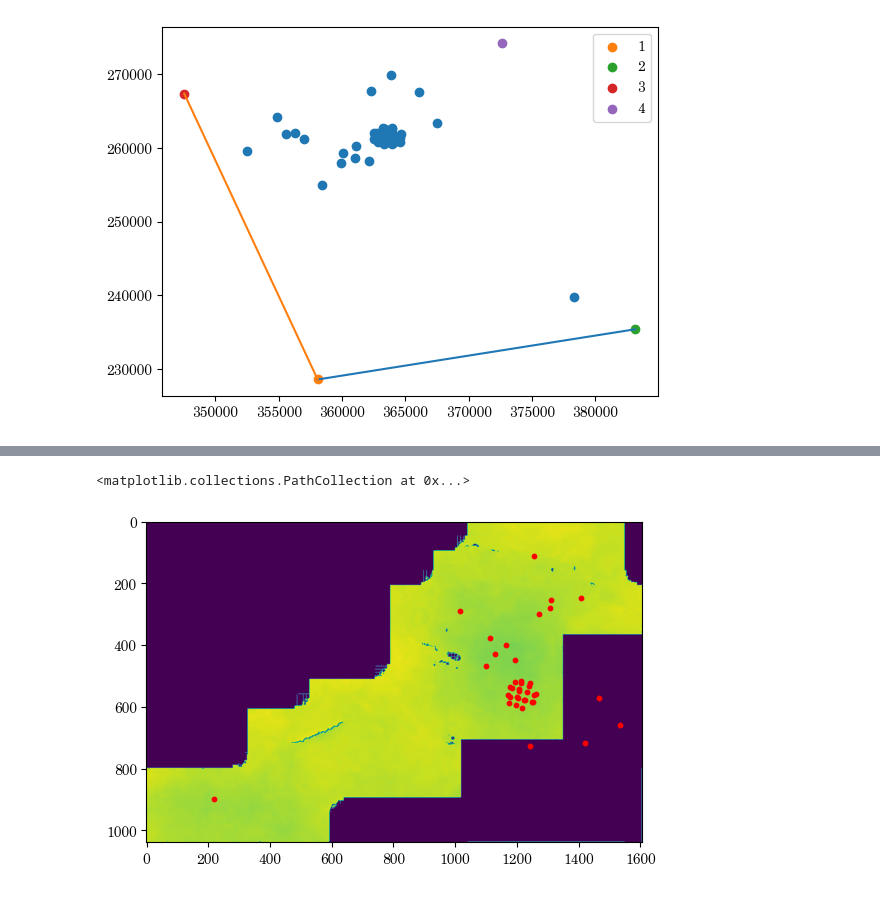
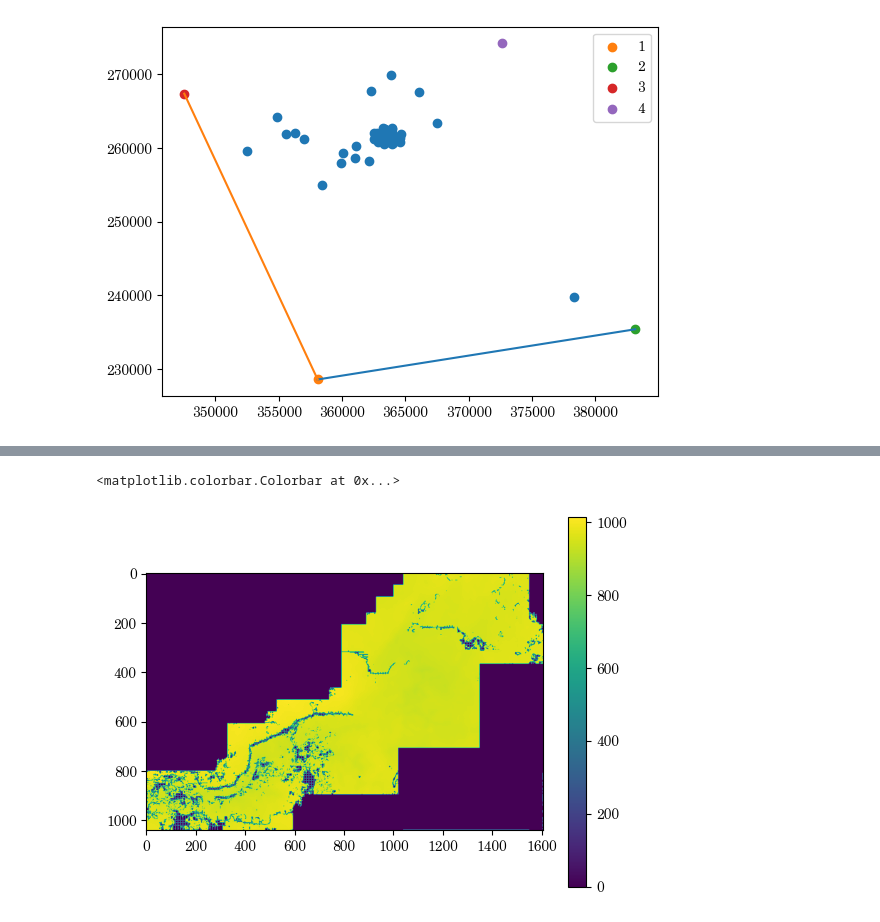
Before and after one commit to grxoxl/inversion, a Jupyter notebook: acoustic_inversion/kazan_data/data_preparation.ipynb, the cells around one changed output, grey strips where cells are left out. Saved outputs shown, nothing was run; the diff lists cells and outputs as text; code cells hidden in the pictures.

Commit message:
surfaces processing

```diff
--- a/acoustic_inversion/kazan_data/data_preparation.ipynb
+++ b/acoustic_inversion/kazan_data/data_preparation.ipynb
@@ -534,12 +543,13 @@ horizons_path = r"C:\Users\Владислав\Desktop\kazan\horizons_folder"
 # %%
 # stack = Data_handling.parse_cubes_in_folder(cube_folder)
 
-wavelets = np.asarray(Data_handling.parse_signals_in_folder(wavelets_path))
+# wavelets = np.asarray(Data_handling.parse_signals_in_folder(wavelets_path))
 
-horizons, surfaces = Data_handling.parse_horizons_in_folder(horizons_path)
+# horizons, surfaces = Data_handling.parse_horizons_in_folder(horizons_path)
 # %%
-plt.imshow(surfaces[0].T)
-plt.scatter(inlines, crosslines, c = "red", s = 10)
+plt.imshow(surfaces[5].T)
+# plt.scatter(inlines, crosslines, c = "red", s = 10)
+plt.colorbar()
 # %% [output]
-<matplotlib.collections.PathCollection at 0x...>
+<matplotlib.colorbar.Colorbar at 0x...>
-[figure, old version]
+[figure, new version]
```
Also changed, not shown: parts of 12 cells of this notebook.
